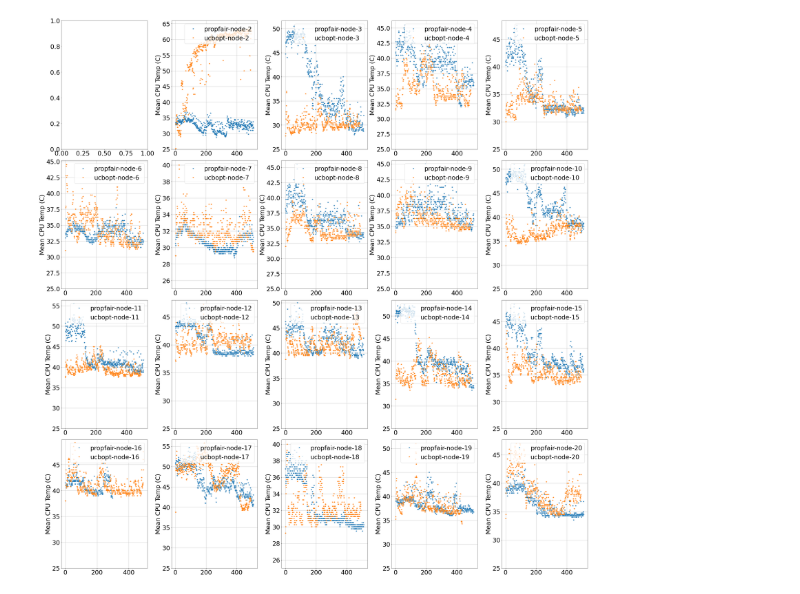
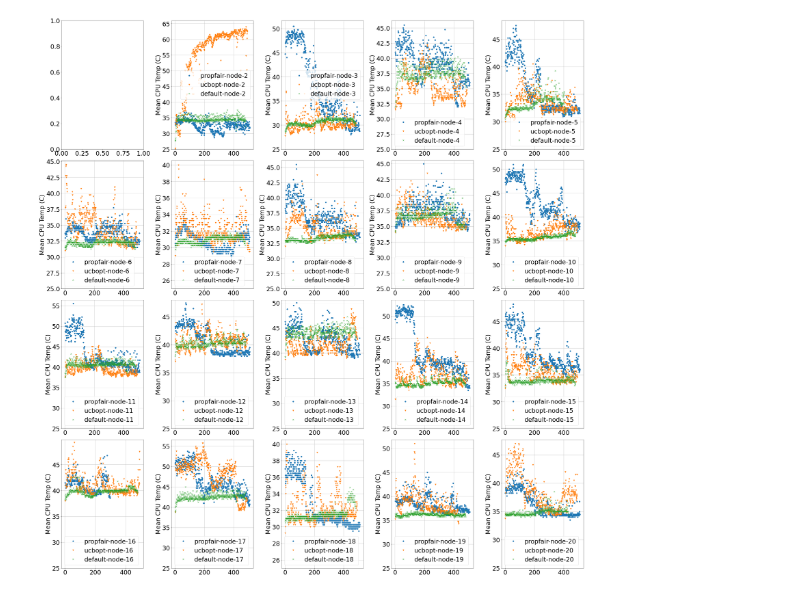
Before and after one commit to SustainableOpenShift/peakler, a Jupyter notebook: experiments/cilantro/jupyter-notebook/graph1.ipynb, the cells around one changed output. Saved outputs shown, nothing was run; the diff lists cells and outputs as text; code cells hidden in the pictures.

```diff
--- a/experiments/cilantro/jupyter-notebook/graph1.ipynb
+++ b/experiments/cilantro/jupyter-notebook/graph1.ipynb
@@ -3,8 +3,8 @@ import numpy as np
 import pandas as pd
 import itertools
 import matplotlib.pyplot as plt
+import os
 
-plt.rcParams['figure.figsize'] = 10, 6
 plt.rc('axes', labelsize=30)    # fontsize of the x and y labels
 plt.rc('xtick', labelsize=30)    # fontsize of the tick labels
 plt.rc('ytick', labelsize=30)    # fontsize of the tick labels
@@ -31,4 +73,6 @@ deploys = ['root--consul', 'root--frontend', 'root--geo', 'root--jaeger', 'root-
 # %%
+plt.rcParams['figure.figsize'] = 12, 6
+
 ## Graph from Cilantro paper
 def getRet(p):
     df = pd.read_csv(p, index_col=0)
@@ -39,7 +83,6 @@ def getRet(p):
                              AVG_LATENCY: row['avg_latency'],
                              EVENT_START_TIME: row['event_start_time'],
                              EVENT_END_TIME: row['event_end_time'],
-                             LOAD: row['load'],
                             }
         deps = eval(row['allocs'])
         for d in deploys:
@@ -63,6 +106,7 @@ def getRet(p):
 rets = {}
 rets['propfair'] = getRet(pol[0])
 rets['ucbopt'] = getRet(pol[1])
+rets['default'] = getDefaultRet()
 fig, ax = plt.subplots(1, 1)
 
 for k, v in rets.items():
@@ -131,37 +176,45 @@ for i, ax in enumerate(axs.flat):
     if (i+1) > 1:
         propfiles = [f for f in os.listdir(f"../propfair/results/10-10-1-{i+1}-sensors")]
         propsfiles = sorted(propfiles, key=extract_number)
-
         propmeantemp=[]
         for sf in propsfiles:
             with open(f"../propfair/results/10-10-1-{i+1}-sensors/{sf}") as f:
                 d = f.read()
             ed = eval(d)
             meantemp = np.mean(extract_temp_input(ed))
             propmeantemp.append(meantemp)
             stdtemp = round(np.std(extract_temp_input(ed)), 2)
-
-        ax.errorbar(range(0, len(propmeantemp)), propmeantemp, fmt="*", label=f"propfair-node-{i+1}")
+        ax.errorbar(range(0, len(propmeantemp)), propmeantemp, fmt="o", label=f"propfair-node-{i+1}")
 
         ucbfiles = [f for f in os.listdir(f"../ucbopt/results/10-10-1-{i+1}-sensors")]
         ucbsfiles = sorted(ucbfiles, key=extract_number)
-
         ucbmeantemp=[]
         for sf in ucbsfiles:
             with open(f"../ucbopt/results/10-10-1-{i+1}-sensors/{sf}") as f:
                 d = f.read()
             ed = eval(d)
             meantemp = np.mean(extract_temp_input(ed))
             ucbmeantemp.append(meantemp)
             stdtemp = round(np.std(extract_temp_input(ed)), 2)
+        ax.errorbar(range(0, len(ucbmeantemp)), ucbmeantemp, fmt="v", label=f"ucbopt-node-{i+1}")
 
-        ax.errorbar(range(0, len(ucbmeantemp)), ucbmeantemp, fmt="*", label=f"ucbopt-node-{i+1}")
+        defaultfiles = [f for f in os.listdir(f"../default/results/10-10-1-{i+1}-sensors")]
+        defaultfiles = sorted(defaultfiles, key=extract_number)
+        defaultmeantemp=[]
+        for sf in defaultfiles:
+            with open(f"../default/results/10-10-1-{i+1}-sensors/{sf}") as f:
+                d = f.read()
+            ed = eval(d)
+            meantemp = np.mean(extract_temp_input(ed))
+            defaultmeantemp.append(meantemp)
+            stdtemp = round(np.std(extract_temp_input(ed)), 2)
+        ax.errorbar(range(0, len(defaultmeantemp)), defaultmeantemp, fmt="x", label=f"default-node-{i+1}")
 
         ax.set_ylabel(f"Mean CPU Temp (C)")
         ax.set_ylim(bottom=25)
         ax.grid(True)
-        ax.legend(loc='upper right', fontsize=30)
+        ax.legend(fontsize=30)
 plt.tight_layout()
 plt.show()
 # %% [output]
-[figure, old version]
+[figure, new version]
```
Also changed, not shown: parts of 4 cells of this notebook.
